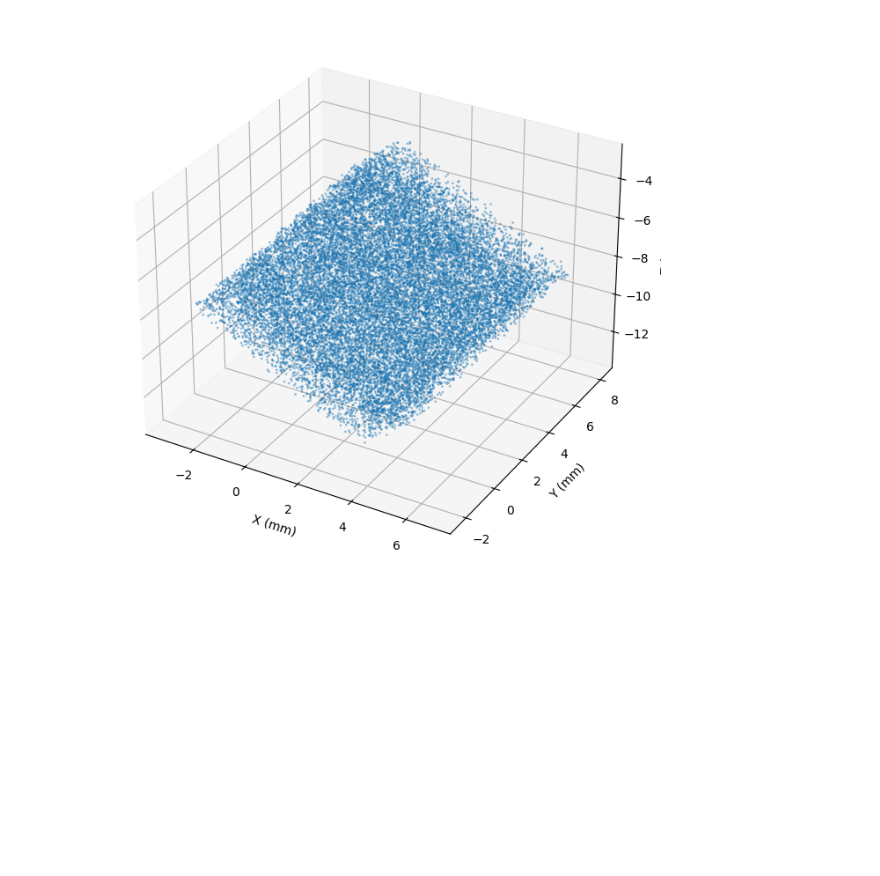
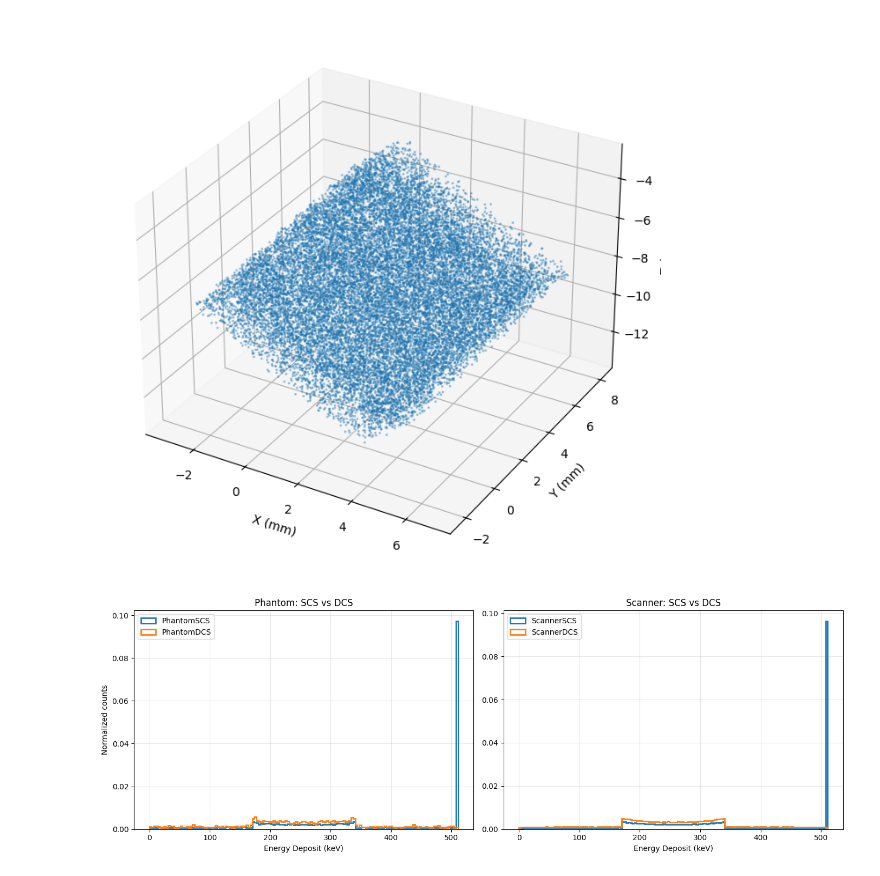
Before and after one commit to mw2304/SummerProject2026, a Jupyter notebook: merged_sim_job.ipynb, the cells around one changed output. Saved outputs shown, nothing was run; the diff lists cells and outputs as text; code cells hidden in the pictures; blank space fills up the shorter version.

Commit message:
further plots

```diff
--- a/merged_sim_job.ipynb
+++ b/merged_sim_job.ipynb
@@ -228,3 +228,35 @@ ax.set_zlabel("Z (mm)")
 plt.show()
 # %% [output]
 [figure]
+# %%
+#energu deposit spectra
+dfs = {
+    "PhantomSCS": file["TwoG_PhantomSCS"].arrays(library="pd"),
+    "PhantomDCS": file["TwoG_PhantomDCS"].arrays(library="pd"),
+    "ScannerSCS": file["TwoG_ScannerSCS"].arrays(library="pd"),
+    "ScannerDCS": file["TwoG_ScannerDCS"].arrays(library="pd")
+}
+
+fig, axes = plt.subplots(1, 2, figsize=(14, 5))
+
+for name in ["PhantomSCS", "PhantomDCS"]:
+    axes[0].hist(dfs[name]["EnergyDeposit_keV"], bins=150, histtype="step",
+                 density=True, linewidth=2, label=name)
+axes[0].set_xlabel("Energy Deposit (keV)")
+axes[0].set_ylabel("Normalized counts")
+axes[0].set_title("Phantom: SCS vs DCS")
+axes[0].legend()
+axes[0].grid(alpha=0.3)
+
+for name in ["ScannerSCS", "ScannerDCS"]:
+    axes[1].hist(dfs[name]["EnergyDeposit_keV"], bins=150, histtype="step",
+                 density=True, linewidth=2, label=name)
+axes[1].set_xlabel("Energy Deposit (keV)")
+axes[1].set_title("Scanner: SCS vs DCS")
+axes[1].legend()
+axes[1].grid(alpha=0.3)
+
+plt.tight_layout()
+plt.show()
+# %% [output]
+[figure, added]
```
Also changed, not shown: parts of 2 cells of this notebook.
